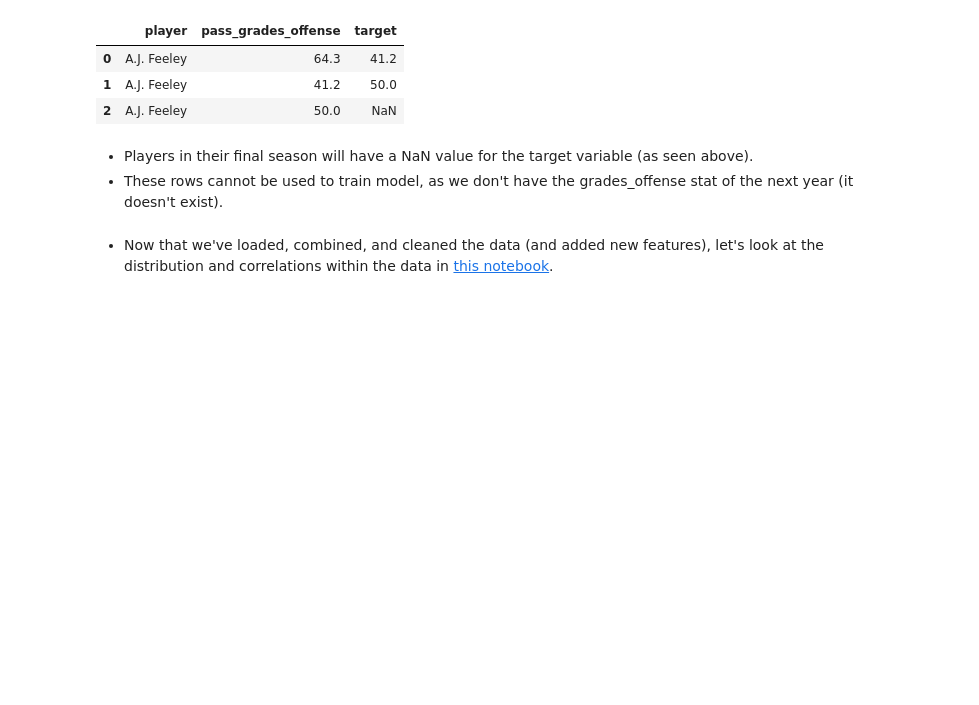
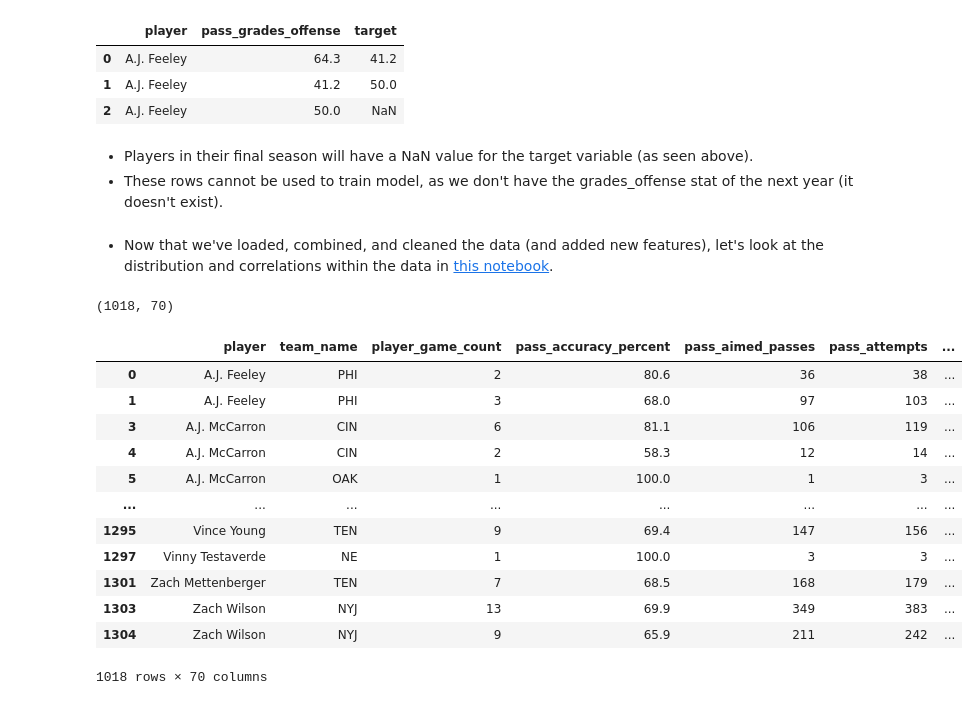
Before and after one commit to heefjones/pass_forward, a Jupyter notebook: data_formatting.ipynb, the cells around one changed output. Cells and saved outputs as stored; diff of their text form; code cells hidden in the pictures; blank space fills up the shorter version.

```diff
--- a/data_formatting.ipynb
+++ b/data_formatting.ipynb
@@ -334,3 +334,23 @@ df = df.dropna(subset=['target'])
 df.to_csv('./train_data/data.csv')
 # %% [markdown]
 - Now that we've loaded, combined, and cleaned the data (and added new features), let's look at the distribution and correlations within the data in [this notebook](./feature_analysis.ipynb).
+# %%
+df.shape
+# %% [output]
+(1018, 70)
+# %%
+df
+# %% [output]
+|  | player | team_name | player_game_count | pass_accuracy_percent | pass_aimed_passes | pass_attempts | ... |
+| 0 | A.J. Feeley | PHI | 2 | 80.6 | 36 | 38 | ... |
+| 1 | A.J. Feeley | PHI | 3 | 68.0 | 97 | 103 | ... |
+| 3 | A.J. McCarron | CIN | 6 | 81.1 | 106 | 119 | ... |
+| 4 | A.J. McCarron | CIN | 2 | 58.3 | 12 | 14 | ... |
+| 5 | A.J. McCarron | OAK | 1 | 100.0 | 1 | 3 | ... |
+| ... | ... | ... | ... | ... | ... | ... | ... |
+| 1295 | Vince Young | TEN | 9 | 69.4 | 147 | 156 | ... |
+| 1297 | Vinny Testaverde | NE | 1 | 100.0 | 3 | 3 | ... |
+| 1301 | Zach Mettenberger | TEN | 7 | 68.5 | 168 | 179 | ... |
+| 1303 | Zach Wilson | NYJ | 13 | 69.9 | 349 | 383 | ... |
+| 1304 | Zach Wilson | NYJ | 9 | 65.9 | 211 | 242 | ... |
+1018 rows × 70 columns
```
Also changed, not shown: 7 other files.
